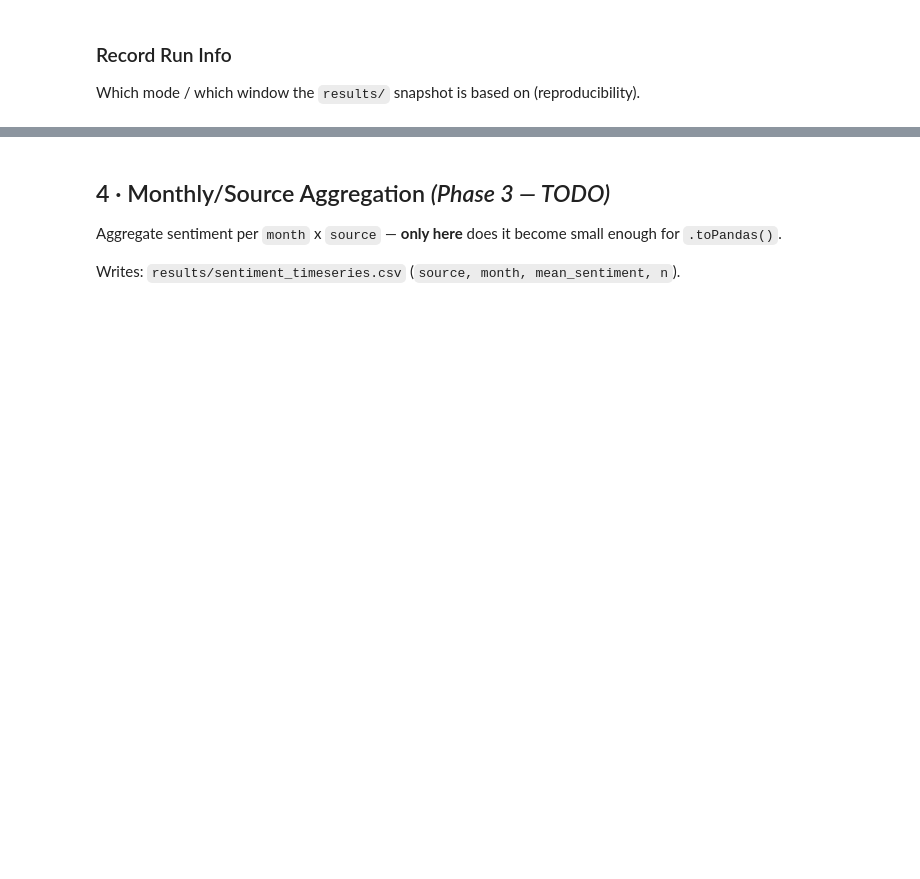
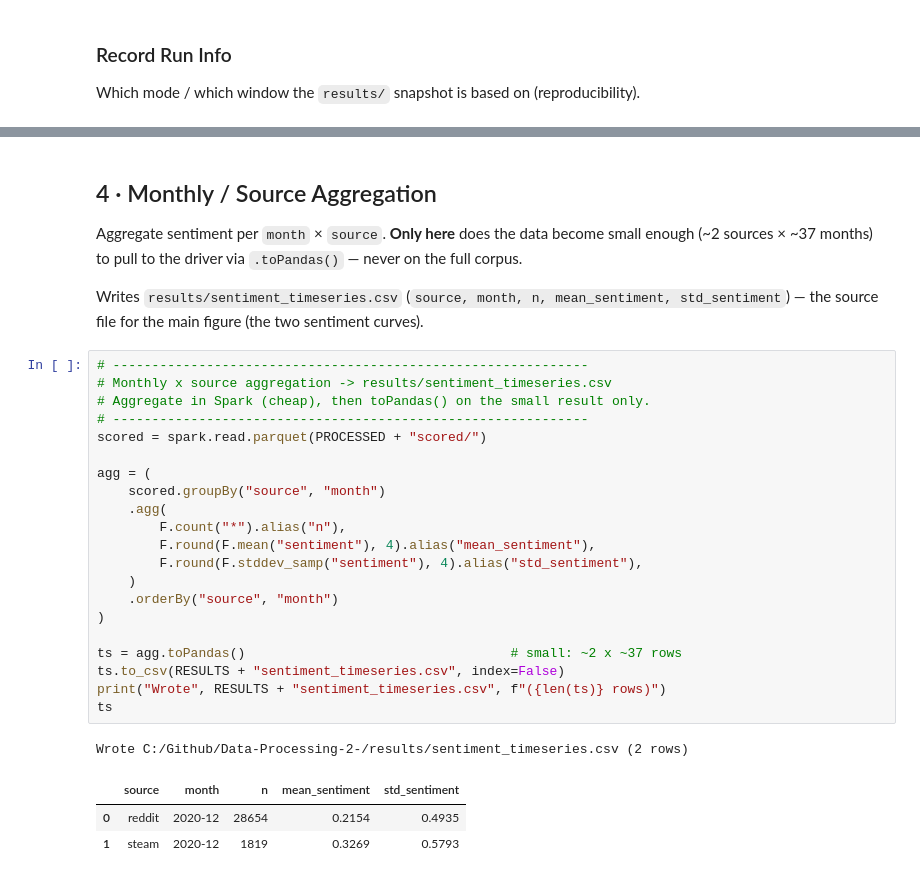
Before and after one commit to luwu5-bit/Sentiment-Analysis-Cyberpunk2077, a Jupyter notebook: notebooks/pipeline.ipynb, the cells around one changed output, grey strips where cells are left out. Cells and saved outputs as stored; diff of their text form; blank space fills up the shorter version.

```diff
--- a/notebooks/pipeline.ipynb
+++ b/notebooks/pipeline.ipynb
@@ -335,7 +541,35 @@ VADER as Spark UDF on all comments/reviews; keep the `compound` score.
 # %% [markdown]
-## 4 · Monthly/Source Aggregation  *(Phase 3 — TODO)*
+## 4 · Monthly / Source Aggregation
 
-Aggregate sentiment per `month` x `source` — **only here** does it become small enough for `.toPandas()`.
+Aggregate sentiment per `month` × `source`. **Only here** does the data become small enough
+(~2 sources × ~37 months) to pull to the driver via `.toPandas()` — never on the full corpus.
 
-Writes: `results/sentiment_timeseries.csv` (`source, month, mean_sentiment, n`).
+Writes `results/sentiment_timeseries.csv` (`source, month, n, mean_sentiment, std_sentiment`) —
+the source file for the main figure (the two sentiment curves).
+# %%
+# -------------------------------------------------------------
+# Monthly x source aggregation -> results/sentiment_timeseries.csv
+# Aggregate in Spark (cheap), then toPandas() on the small result only.
+# -------------------------------------------------------------
+scored = spark.read.parquet(PROCESSED + "scored/")
+
+agg = (
+    scored.groupBy("source", "month")
+    .agg(
+        F.count("*").alias("n"),
+        F.round(F.mean("sentiment"), 4).alias("mean_sentiment"),
+        F.round(F.stddev_samp("sentiment"), 4).alias("std_sentiment"),
+    )
+    .orderBy("source", "month")
+)
+
+ts = agg.toPandas()                                  # small: ~2 x ~37 rows
+ts.to_csv(RESULTS + "sentiment_timeseries.csv", index=False)
+print("Wrote", RESULTS + "sentiment_timeseries.csv", f"({len(ts)} rows)")
+ts
+# %% [output]
+Wrote C:/Github/Data-Processing-2-/results/sentiment_timeseries.csv (2 rows)
+|  | source | month | n | mean_sentiment | std_sentiment |
+| 0 | reddit | 2020-12 | 28654 | 0.2154 | 0.4935 |
+| 1 | steam | 2020-12 | 1819 | 0.3269 | 0.5793 |
 # %% [markdown]
```
Also changed, not shown: parts of 25 cells of this notebook, 18 other files.
